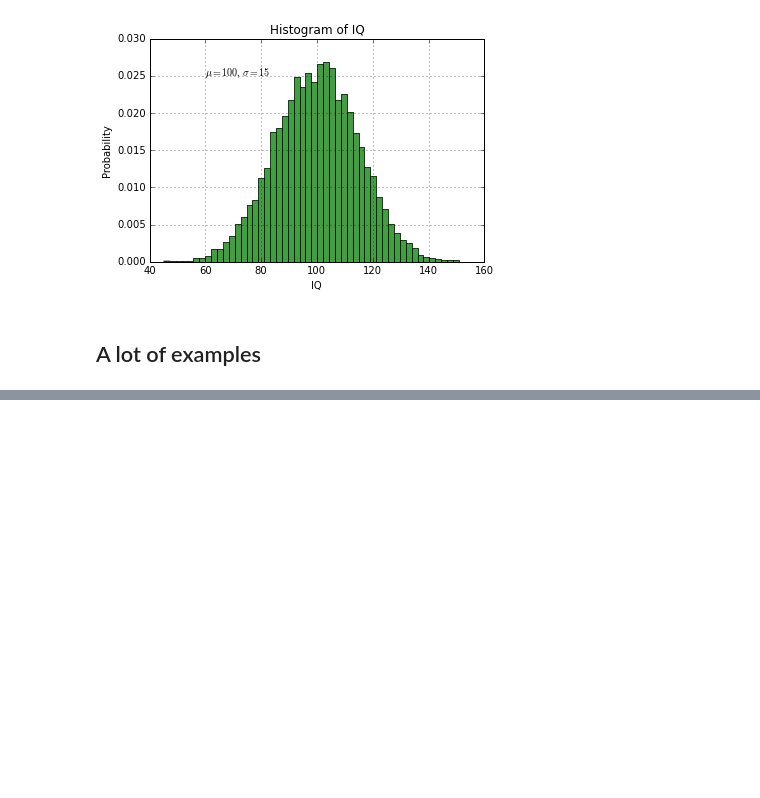
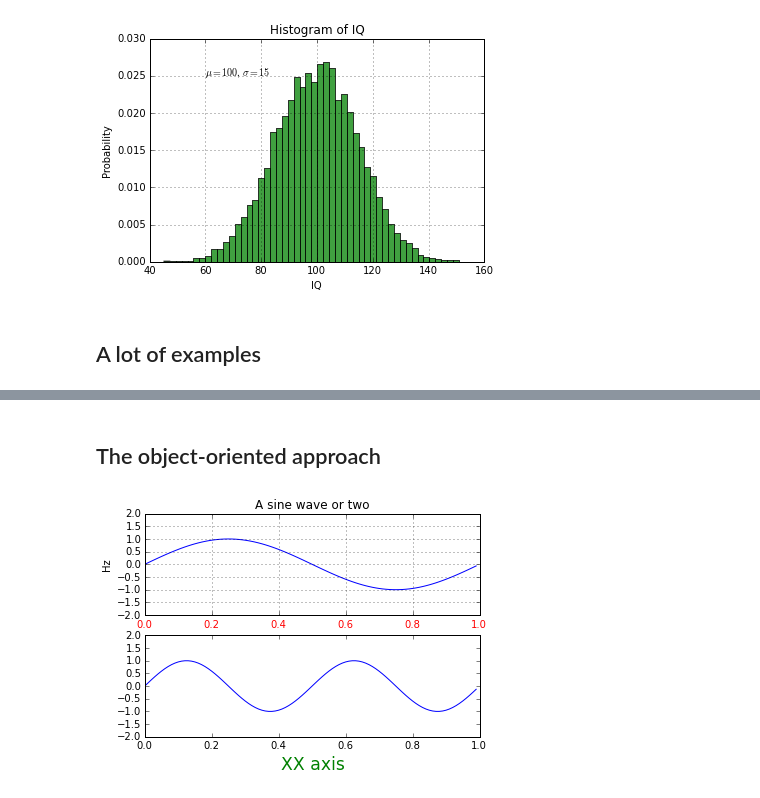
Before and after one commit to iastro-pt/python-for-astronomers, a Jupyter notebook: notebooks/Matplotlib and scipy.ipynb, the cells around one changed output, grey strips where cells are left out. Cells and saved outputs as stored; diff of their text form; code cells hidden in the pictures; blank space fills up the shorter version.

```diff
--- a/notebooks/Matplotlib and scipy.ipynb
+++ b/notebooks/Matplotlib and scipy.ipynb
@@ -73,3 +73,36 @@ HTML('<iframe src=http://matplotlib.org/gallery.html width=900 height=350></ifra
 # %% [output]
 http://matplotlib.org/gallery.html
 [interactive output not drawn]
+# %% [markdown]
+## The object-oriented approach
+# %%
+from pylab import figure, show
+from numpy import arange, sin, pi
+
+t = arange(0.0, 1.0, 0.01)
+
+fig = figure(1)  # fig is a Figure object
+
+ax1 = fig.add_subplot(211)  # add a subplot to fig
+                            # ax1 is a subplot object
+ax1.plot(t, sin(2*pi*t))
+ax1.grid(True)
+ax1.set_ylim( (-2,2) )
+ax1.set_ylabel('Hz')
+ax1.set_title('A sine wave or two')
+
+for label in ax1.get_xticklabels():
+    label.set_color('r')
+
+
+ax2 = fig.add_subplot(212)  # add another subplot
+ax2.plot(t, sin(2*2*pi*t))
+ax2.grid(False)
+ax2.set_ylim( (-2,2) )
+l = ax2.set_xlabel('XX axis')
+l.set_color('g')
+l.set_fontsize('xx-large')
+
+show()
+# %% [output]
+[figure, added]
```
Also changed, not shown: 2 other files.
